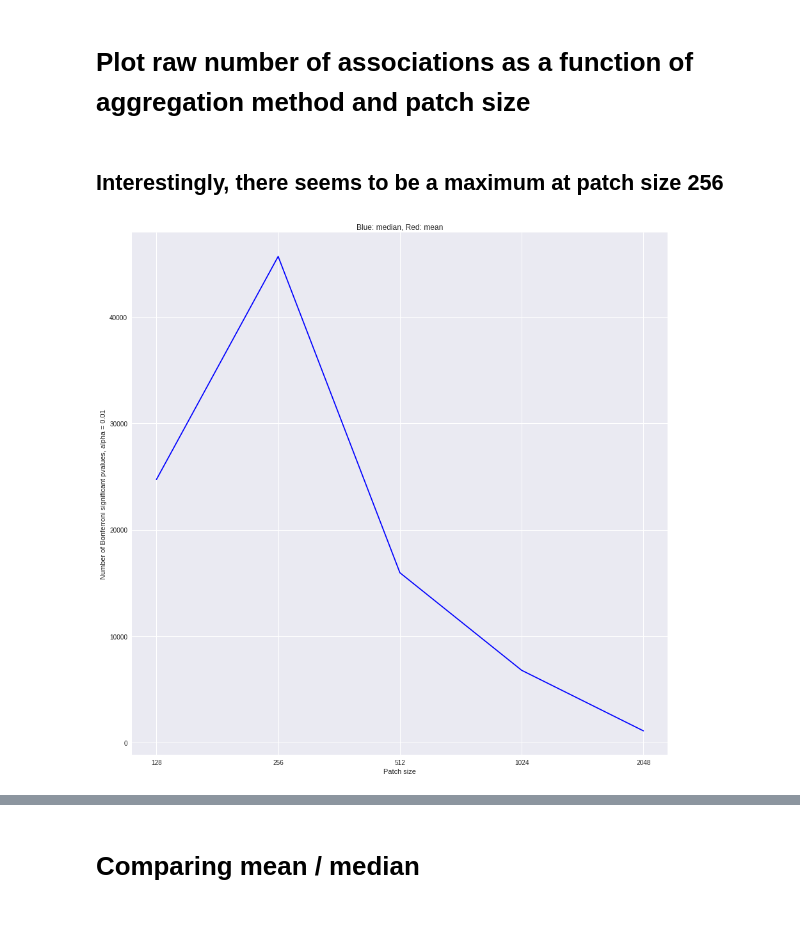
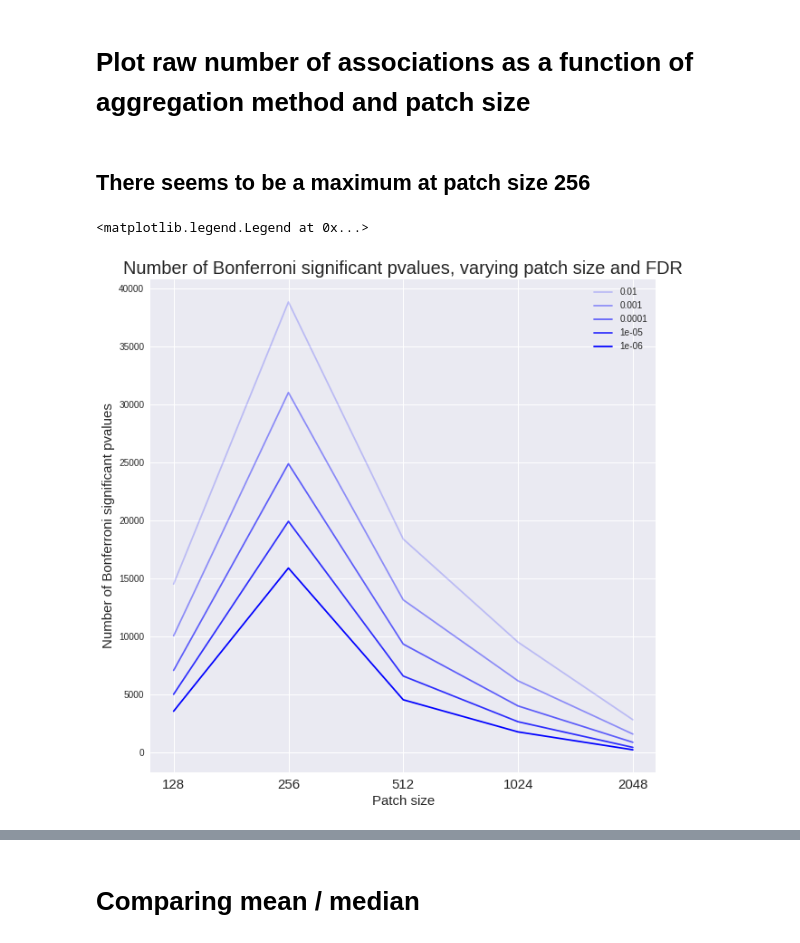
Before and after one commit to willgdjones/GTEx, a Jupyter notebook: notebooks/daily/17-05-11-number-of-signifiant-associations-across-different-patch-sizes.ipynb, the cells around one changed output, grey strips where cells are left out. Saved outputs shown, nothing was run; the diff lists cells and outputs as text; code cells hidden in the pictures.

```diff
--- a/notebooks/daily/17-05-11-number-of-signifiant-associations-across-different-patch-sizes.ipynb
+++ b/notebooks/daily/17-05-11-number-of-signifiant-associations-across-different-patch-sizes.ipynb
@@ -40,3 +58,0 @@ most_expressed_feature_idx = np.argsort(np.std(mean_features,axis=0))[::-1]
-# %%
-filt_expression = expression[:,most_expressed_transcript_idx[:5000]]
-filt_mean_features = mean_features[:,most_expressed_feature_idx[:100]]
@@ -57,12 +58,0 @@ min(associations.flatten())
-# %%
-N = 100
-M = 5000
-associations = np.zeros((N,M))
-R_matrix = np.zeros((N,M))
-for i in range(N):
-    if i % 10 == 0 :
-        print (i)
-    for j in range(M):
-        res = pearsonr(filt_expression[:,j], filt_mean_features[:,i])
-        R_matrix[i,j] = res[0]
-        associations[i,j] = res[1]
@@ -80,5 +59,2 @@ for i in range(N):
 # %% [markdown]
 # Raw number of associations for changing FDRs
-# %%
-alphas=[0.01,0.001,0.0001,0.00001,0.000001]
-[sum(smm.multipletests(associations.flatten(),alpha=a)[0]) for a in alphas]
@@ -97,16 +73,17 @@ for a in aggregations:
             expression = f['lung'][s]['expression'].value
             mean_features = f['lung'][s][a].value
             expression_IDs = f['lung'][s]['expression_IDs'].value
-            most_expressed_transcript_idx = np.argsort(np.std(expression,axis=0))[::-1]
+            filt_expression = expression[:,most_expressed_transcript_idx]
             most_expressed_feature_idx = np.argsort(np.std(mean_features,axis=0))[::-1]
-            filt_expression = expression[:,most_expressed_transcript_idx[:5000]]
-            filt_mean_features = mean_features[:,most_expressed_feature_idx[:100]]
+            filt_mean_features = mean_features[:,most_varying_feature_idx]
 
             N = 100
             M = 5000
             pvalues = np.zeros((N,M))
             R_matrix = np.zeros((N,M))
             for i in range(N):
+                if i%10 == 0:
+                    print (i)
                 for j in range(M):
                     res = pearsonr(filt_expression[:,j], filt_mean_features[:,i])
                     R_matrix[i,j] = res[0]
@@ -130,17 +118,21 @@ median 2048
 # %% [markdown]
 # Plot raw number of associations as a function of aggregation method and patch size
 # %% [markdown]
-## Interestingly, there seems to be a maximum at patch size 256
+## There seems to be a maximum at patch size 256
 # %%
-plt.figure(figsize=(15,15))
-plt.title("Blue: median, Red: mean")
-plt.xticks(range(len(alphas)),sizes)
-plt.xlabel('Patch size')
-plt.ylabel('Number of Bonferroni significant pvalues, alpha = 0.01')
+plt.figure(figsize=(10,10))
+plt.title("Number of Bonferroni significant pvalues, varying patch size and FDR", size=20)
+plt.xticks(range(len(alphas)),sizes,size=15)
+plt.xlabel('Patch size',size=15)
+plt.ylabel('Number of Bonferroni significant pvalues',size=15)
 for a in aggregations[0:1]:
-    points = [sum(smm.multipletests(results['{}_{}_{}'.format(a,s,'R')].flatten(),method='bonferroni',alpha=0.001)[0]) for s in sizes]
-    plt.plot(points, c='blue')
+    for (k, alph) in enumerate([0.01,0.001,0.0001,0.00001,0.000001]):
+
+        points = [sum(smm.multipletests(results['{}_{}_{}'.format(a,s,'R')].flatten(),method='bonferroni',alpha=alph)[0]) for s in sizes]
+        plt.plot(points, c='blue',label=alph, alpha=0.2+0.2*k)
+plt.legend()
 # %% [output]
+<matplotlib.legend.Legend at 0x...>
-[figure, old version]
+[figure, new version]
 # %%
 
```
Also changed, not shown: parts of 19 cells of this notebook, 3 other files.
